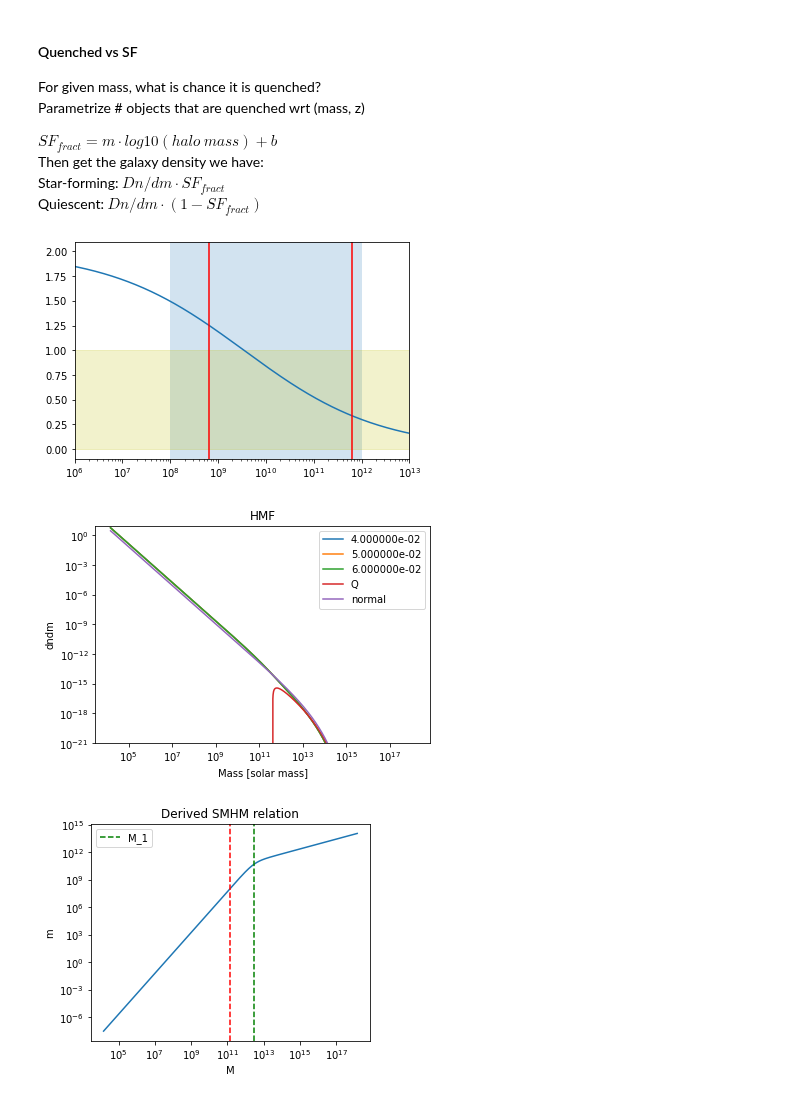
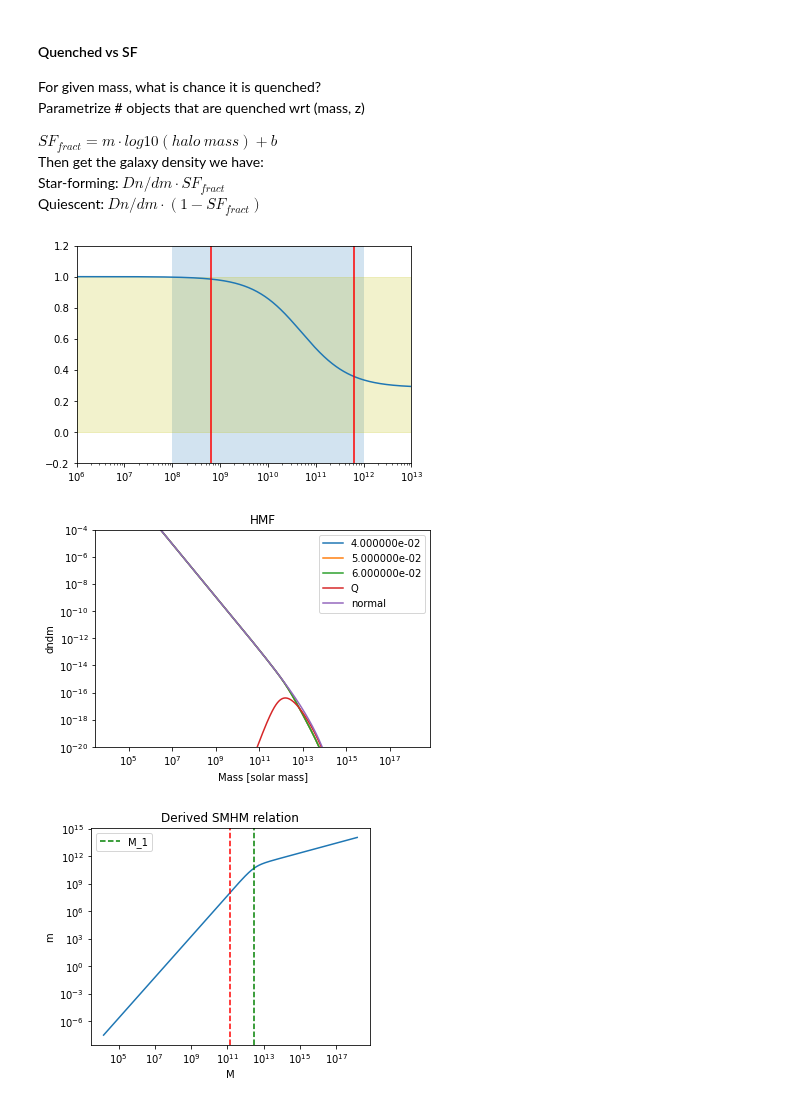
Before and after one commit to eklem1/GalaxySim, a Jupyter notebook: SMF_SFvsQ.ipynb, the cells around one changed output. Saved outputs shown, nothing was run; the diff lists cells and outputs as text; code cells hidden in the pictures.

Commit message:
playing with tanh anf fits

```diff
--- a/SMF_SFvsQ.ipynb
+++ b/SMF_SFvsQ.ipynb
@@ -89,7 +94,7 @@ def fract(c, b):
 #     f = -c*np.log10(pop_halo.halos.tab_M) + b
     #should it be logged?
 
-    f = fract_points(12.4, 12.9)
+    f = fract_points(11, 16)
 
     return f
 
@@ -99,42 +104,51 @@ alpha = 0.9
 z = 1
 
 def fract_points(minM, maxM):
-    perMin = 1.00
-    perMax = 0.35
+    perMin = 0.95
+    perMax = 0.25
 
     m = (perMax - perMin) / (maxM - minM)
     f =  m*(np.log10(pop_halo.halos.tab_M) - maxM) + perMax
+
+#     return f
 #     return -alpha**f + 1
 #     return f**alpha
-#     return np.tanh(f)/2 + 0.5
+#     return tanh3_m(pop.SMHM(z, 0), -0.3, -10.7, -.3)
 
-    return tanh_m(pop.SMHM(z, 0), popt[0], popt[1])
+    return tanh_m(pop.SMHM(z, 0), -2.8, -10.7, 2.8, 1.8)
+# tanh2_m
+# -0.68049461, -9.68705742
+
+#a funct of z, more negative with higher z
 
 #HM
 # pl.semilogx(pop_halo.halos.tab_M, fract(0.05, 1))
 # pl.semilogx(pop_halo.halos.tab_M, fract_points(11, 16))
 # pl.axvspan(10**11, 10**16, alpha=0.2)
 # pl.axhspan(0, 1, alpha=0.2, color="y")
 
 # pl.show()
 
 #SM
 z = 0
 minM = 11
 maxM = 14.5
 
 pl.axvspan(10**8, 10**12, alpha=0.2)
 pl.semilogx(pop.SMHM(z, 0), fract_points(minM, maxM))
+
 pl.axhspan(0, 1, alpha=0.2, color="y")
 
 pl.axvline(pop.SMHM(z, minM), ymin=0, ymax=1, color="r")
 pl.axvline(pop.SMHM(z, maxM), ymin=0, ymax=1, color="r")
 
 pl.xlim(1e6, 1e13)
+pl.ylim(-0.2, 1.2)
+
 
 pl.show()
 # %% [output]
-[figure, old version]
+[figure, new version]
 # %%
 z = 2
 
@@ -152,10 +166,10 @@ pl.ylabel('dndm')
 pl.xlabel('Mass [solar mass]')
 pl.title('HMF')
 
-pl.ylim(1e-21, 10)
+pl.ylim(1e-20, 1e-4)
 pl.show()
 # %% [output]
-[figure, old version]
+[figure, new version]
 # %%
 # derivative of m(M) wrt M
 def dm_dM(pop_halo, N, M_1, beta, gamma, mM_ratio):
```
Also changed, not shown: parts of 10 cells of this notebook, 1 other file.
